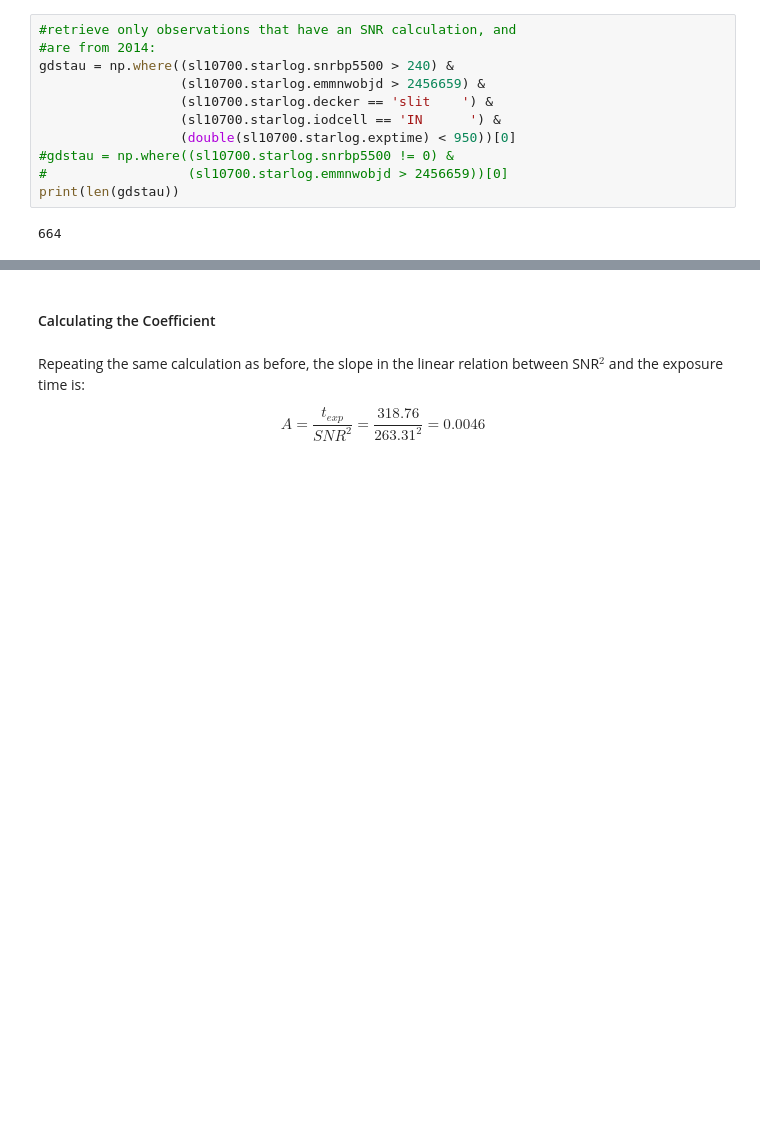
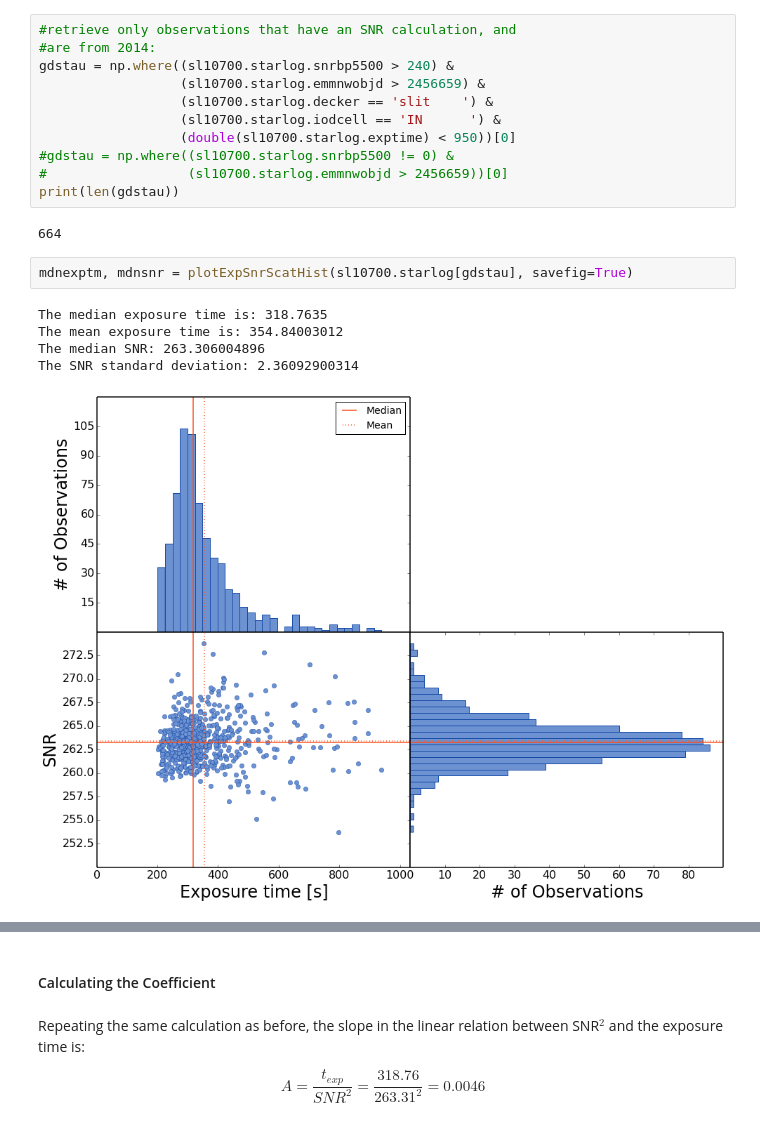
Before and after one commit to mattgiguere/CHIRON, a Jupyter notebook: ExposureTime/ExposureTime.ipynb, the cells around one changed output, grey strips where cells are left out. Drawn from its saved outputs; the diff is of its cells as text; blank space fills up the shorter version.

```diff
--- a/ExposureTime/ExposureTime.ipynb
+++ b/ExposureTime/ExposureTime.ipynb
@@ -259,4 +331,12 @@ gdstau = np.where((sl10700.starlog.snrbp5500 > 240) &
 print(len(gdstau))
 # %% [output]
 664
+# %%
+mdnexptm, mdnsnr = plotExpSnrScatHist(sl10700.starlog[gdstau], savefig=True)
+# %% [output]
+The median exposure time is: 318.7635
+The mean exposure time is: 354.84003012
+The median SNR: 263.306004896
+The SNR standard deviation: 2.36092900314
+[figure, added]
 # %%
```
Also changed, not shown: parts of 8 cells of this notebook, 1 other file.
